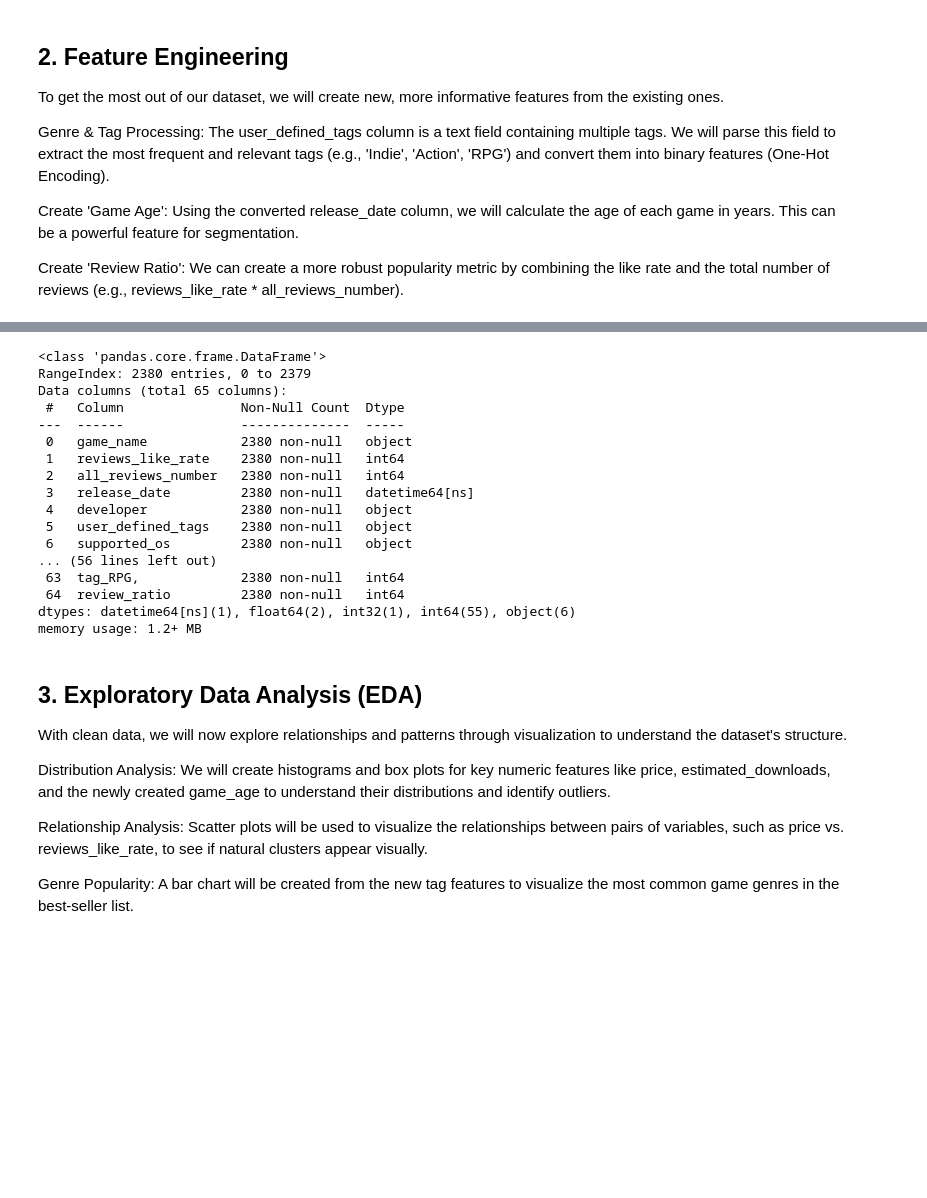
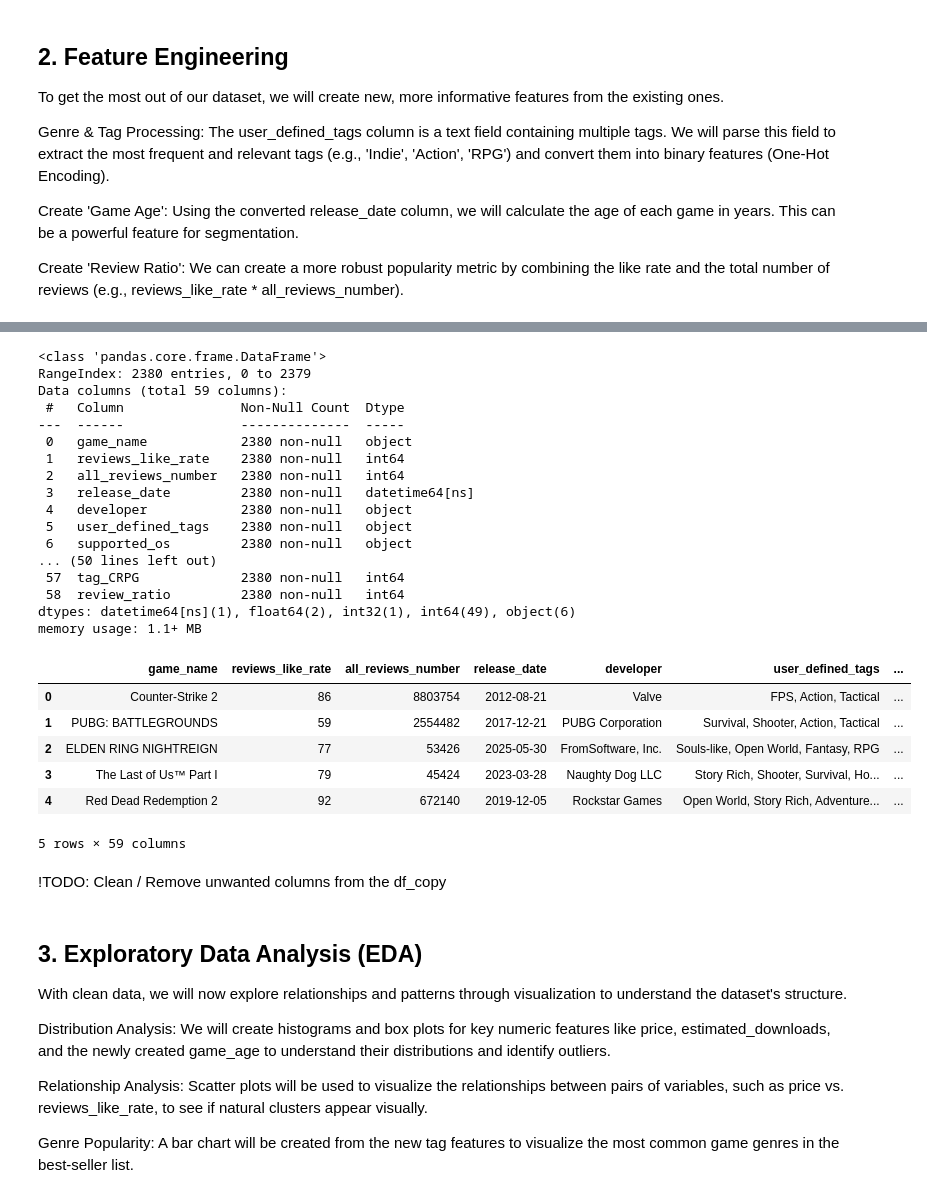
Before and after one commit to nuwanwixx/MDSAI25_ADM_MiniProject, a Jupyter notebook: besSelling_steam_games_analysis.ipynb, the cells around one changed output, grey strips where cells are left out. Saved outputs shown, nothing was run; the diff lists cells and outputs as text; code cells hidden in the pictures; blank space fills up the shorter version.

```diff
--- a/besSelling_steam_games_analysis.ipynb
+++ b/besSelling_steam_games_analysis.ipynb
@@ -424,26 +329,26 @@ Action, Simulation, RPG, Driving
 # %%
 # Ensure 'release_date' is datetime
-if not np.issubdtype(df['release_date'].dtype, np.datetime64):
-    df['release_date'] = pd.to_datetime(df['release_date'])
+if not np.issubdtype(df_copy['release_date'].dtype, np.datetime64):
+    df_copy['release_date'] = pd.to_datetime(df_copy['release_date'])
 
 # Create 'Game Age': Calculate the age of each game in years
 current_year = pd.to_datetime('today').year
-df['game_age'] = current_year - df['release_date'].dt.year
+df_copy['game_age'] = current_year - df_copy['release_date'].dt.year
 
 # Genre & Tag Processing: One-Hot Encode the most frequent tags
 for tag in top_tags:
     col_name = f'tag_{tag.replace(" ", "_").replace("-", "_")}'
     if col_name not in df.columns:
-        df[col_name] = df['user_defined_tags'].apply(lambda x: 1 if tag in x else 0)
+        df_copy[col_name] = df_copy['user_defined_tags'].apply(lambda x: 1 if tag in x else 0)
 
 # Create 'Review Ratio': reviews_like_rate * all_reviews_number
-df['review_ratio'] = df['reviews_like_rate'] * df['all_reviews_number']
+df_copy['review_ratio'] = df_copy['reviews_like_rate'] * df_copy['all_reviews_number']
 # %%
-df.info()
+df_copy.info()
 # %% [output]
 <class 'pandas.core.frame.DataFrame'>
 RangeIndex: 2380 entries, 0 to 2379
-Data columns (total 65 columns):
+Data columns (total 59 columns):
  #   Column               Non-Null Count  Dtype
 ---  ------               --------------  -----
  0   game_name            2380 non-null   object
@@ -453,8 +358,8 @@ Data columns (total 65 columns):
  4   developer            2380 non-null   object
  5   user_defined_tags    2380 non-null   object
  6   supported_os         2380 non-null   object
-... (56 lines left out)
- 63  tag_RPG,             2380 non-null   int64
- 64  review_ratio         2380 non-null   int64
-dtypes: datetime64[ns](1), float64(2), int32(1), int64(55), object(6)
-memory usage: 1.2+ MB
+... (50 lines left out)
+ 57  tag_CRPG             2380 non-null   int64
+ 58  review_ratio         2380 non-null   int64
+dtypes: datetime64[ns](1), float64(2), int32(1), int64(49), object(6)
+memory usage: 1.1+ MB
@@ -476,3 +366,15 @@ for tags in rows_with_tag_43['user_defined_tags']:
+# %%
+df_copy.head()
+# %% [output]
+|  | game_name | reviews_like_rate | all_reviews_number | release_date | developer | user_defined_tags | ... |
+| 0 | Counter-Strike 2 | 86 | 8803754 | 2012-08-21 | Valve | FPS, Action, Tactical | ... |
+| 1 | PUBG: BATTLEGROUNDS | 59 | 2554482 | 2017-12-21 | PUBG Corporation | Survival, Shooter, Action, Tactical | ... |
+| 2 | ELDEN RING NIGHTREIGN | 77 | 53426 | 2025-05-30 | FromSoftware, Inc. | Souls-like, Open World, Fantasy, RPG | ... |
+| 3 | The Last of Us™ Part I | 79 | 45424 | 2023-03-28 | Naughty Dog LLC | Story Rich, Shooter, Survival, Ho... | ... |
+| 4 | Red Dead Redemption 2 | 92 | 672140 | 2019-12-05 | Rockstar Games | Open World, Story Rich, Adventure... | ... |
+5 rows × 59 columns
+# %% [markdown]
+!TODO: Clean / Remove unwanted columns from the df_copy
 # %% [markdown]
 ## 3. Exploratory Data Analysis (EDA)
 With clean data, we will now explore relationships and patterns through visualization to understand the dataset's structure.
```
Also changed, not shown: parts of 12 cells of this notebook.
